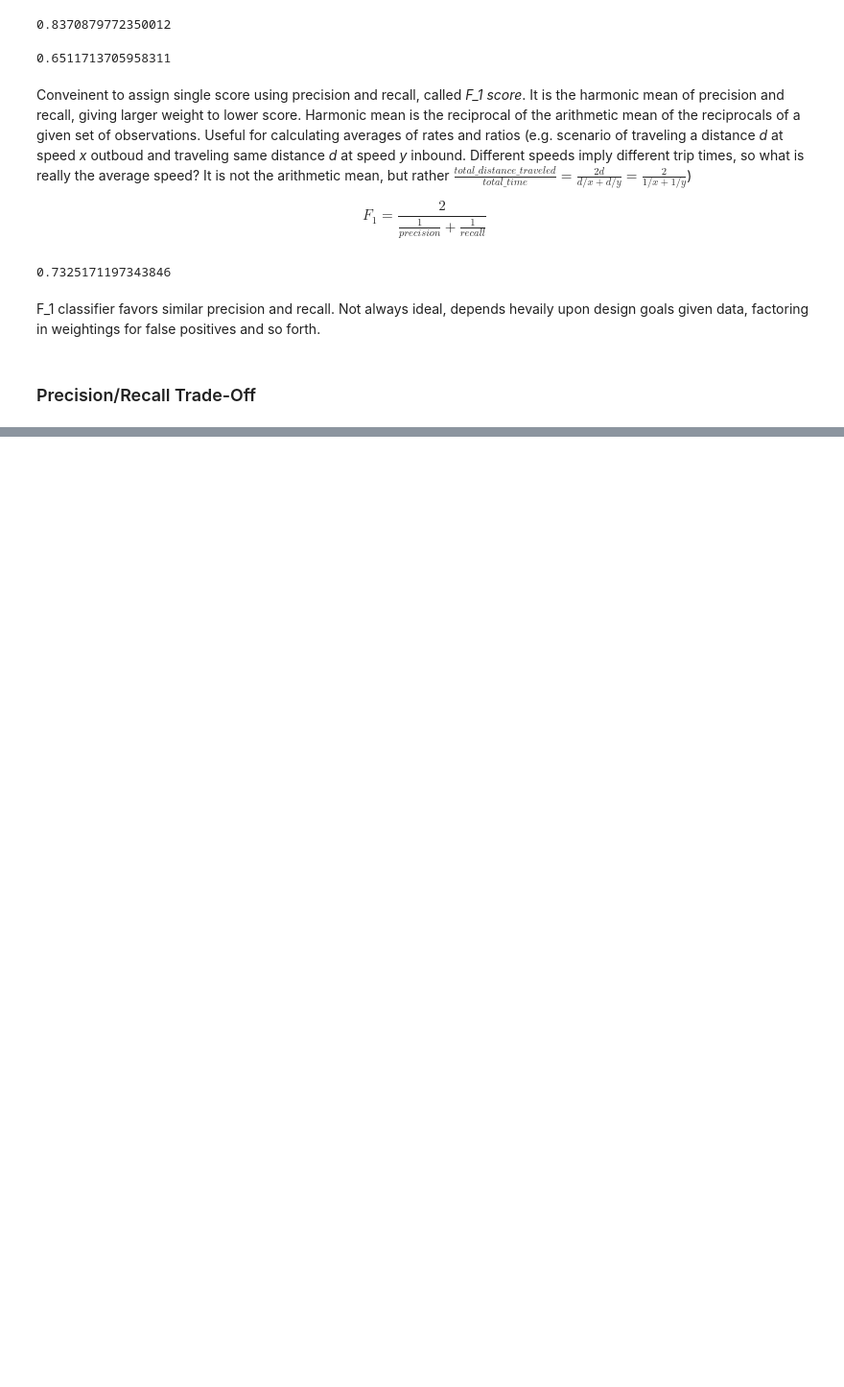
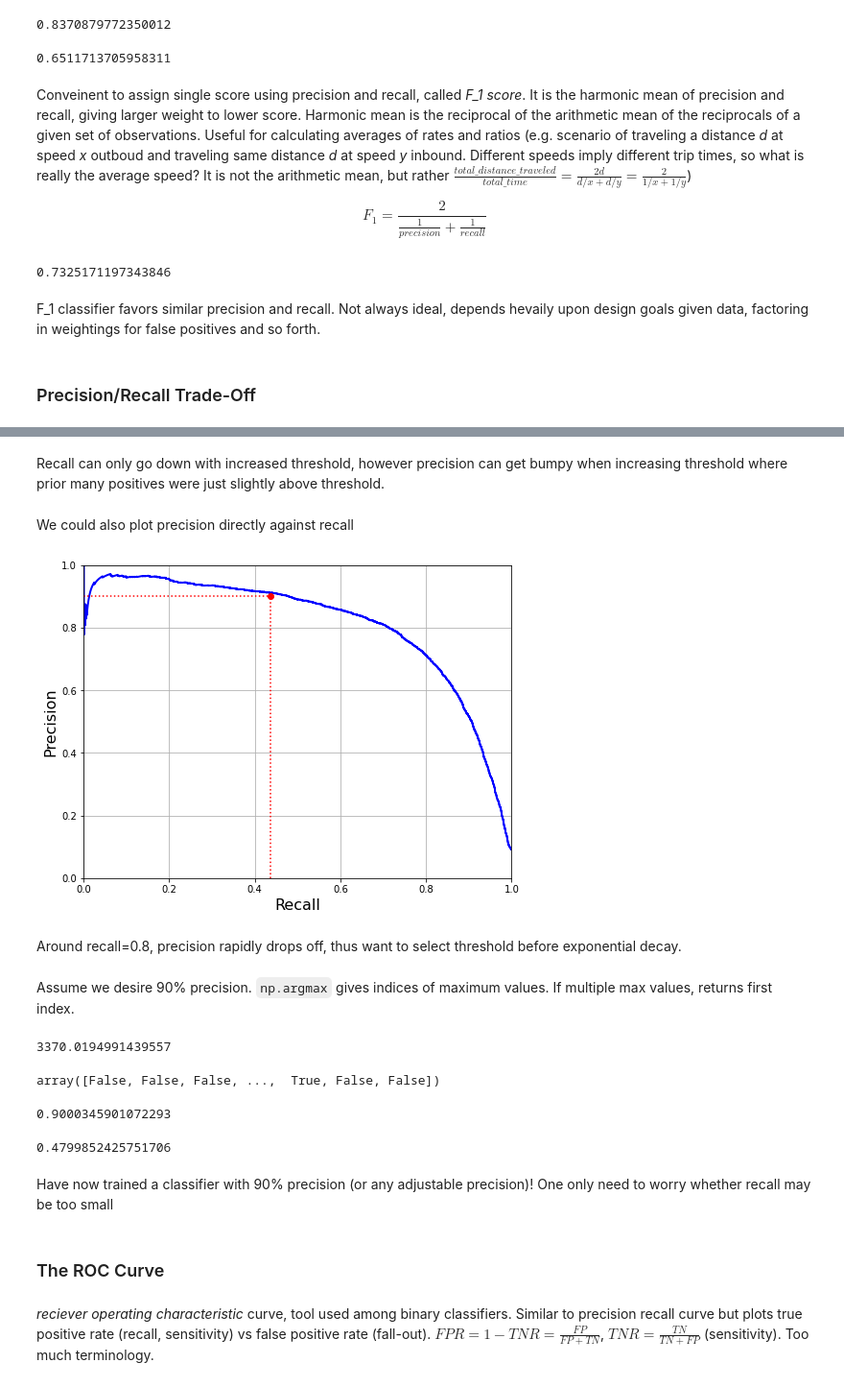
Before and after one commit to phelps-matthew/Coding-Exercises, a Jupyter notebook: ml/geron/03_Classification.ipynb, the cells around one changed output, grey strips where cells are left out. Shown: that part at 96% size. Cells and saved outputs as stored; diff of their text form; code cells hidden in the pictures; blank space fills up the shorter version.

```diff
--- a/ml/geron/03_Classification.ipynb
+++ b/ml/geron/03_Classification.ipynb
@@ -166,0 +214,48 @@ Increasing precision decreases recall, vice versa.
+# %% [markdown]
+Recall can only go down with increased threshold, however precision can get bumpy when increasing threshold where prior many positives were just slightly above threshold.
+# %% [markdown]
+We could also plot precision directly against recall
+# %%
+def plot_precision_vs_recall(precisions, recalls):
+    plt.plot(recalls, precisions, "b-", linewidth=2)
+    plt.xlabel("Recall", fontsize=16)
+    plt.ylabel("Precision", fontsize=16)
+    plt.axis([0, 1, 0, 1])
+    plt.grid(True)
+
+plt.figure(figsize=(8, 6))
+plot_precision_vs_recall(precisions, recalls)
+plt.plot([0.4368, 0.4368], [0., 0.9], "r:")
+plt.plot([0.0, 0.4368], [0.9, 0.9], "r:")
+plt.plot([0.4368], [0.9], "ro")
+plt.show()
+# %% [output]
+[figure, added]
+# %% [markdown]
+Around recall=0.8, precision rapidly drops off, thus want to select threshold before exponential decay.
+# %% [markdown]
+Assume we desire 90% precision. `np.argmax` gives indices of maximum values. If multiple max values, returns first index.
+# %%
+threshold_90_precision = thresholds[np.argmax(precisions >= 0.90)]
+threshold_90_precision
+# %% [output]
+3370.0194991439557
+# %%
+y_train_predict_90 = (y_scores >= threshold_90_precision)
+y_train_predict_90
+# %% [output]
+array([False, False, False, ...,  True, False, False])
+# %%
+precision_score(y_train_5, y_train_predict_90)
+# %% [output]
+0.9000345901072293
+# %%
+recall_score(y_train_5, y_train_predict_90)
+# %% [output]
+0.4799852425751706
+# %% [markdown]
+Have now trained a classifier with 90% precision (or any adjustable precision)! One only need to worry whether recall may be too small
+# %% [markdown]
+### The ROC Curve
+# %% [markdown]
+*reciever operating characteristic* curve, tool used among binary classifiers. Similar to precision recall curve but plots true positive rate (recall, sensitivity) vs false positive rate (fall-out). $FPR = 1 - TNR = \frac{FP}{FP + TN}$, $TNR = \frac{TN}{TN+FP}$ (sensitivity). Too much terminology.
```
Also changed, not shown: parts of 20 cells of this notebook.
